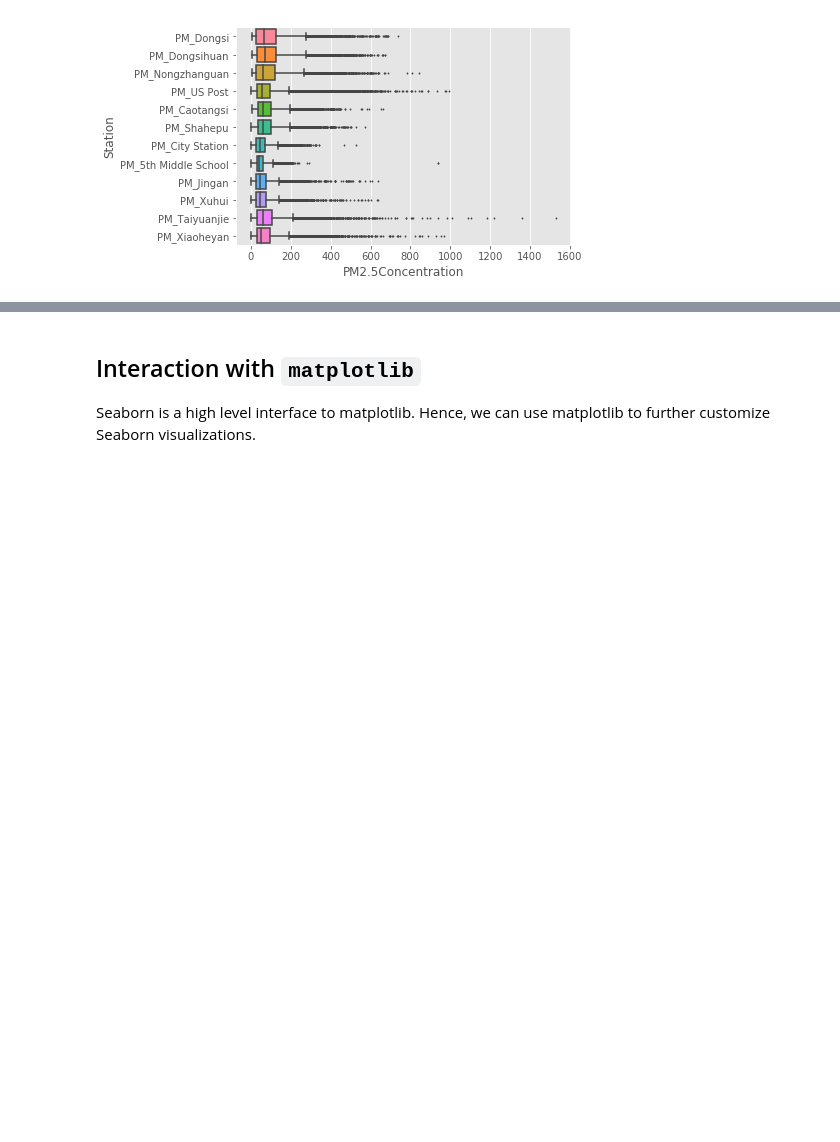
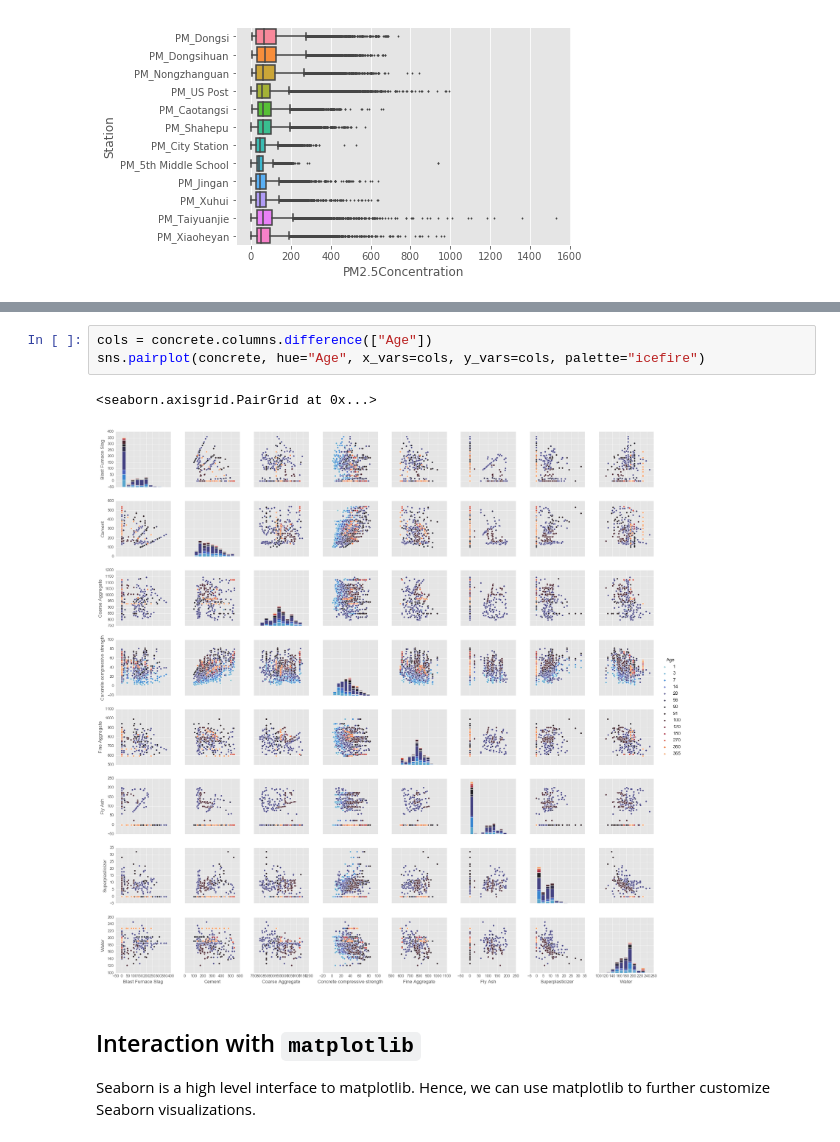
Before and after one commit to uliang/DataViz-with-Seaborn, a Jupyter notebook: DataConnect_presentation.ipynb, the cells around one changed output, grey strips where cells are left out. Drawn from its saved outputs; the diff is of its cells as text; blank space fills up the shorter version.

```diff
--- a/DataConnect_presentation.ipynb
+++ b/DataConnect_presentation.ipynb
@@ -107,3 +107,9 @@ Comparisons between multiple levels of categorical variables is also easy using
+# %%
+cols = concrete.columns.difference(["Age"])
+sns.pairplot(concrete, hue="Age", x_vars=cols, y_vars=cols, palette="icefire")
+# %% [output]
+<seaborn.axisgrid.PairGrid at 0x...>
+[figure, added]
 # %% [markdown]
 ## Interaction with `matplotlib`
 
```
Also changed, not shown: parts of 11 cells of this notebook.
